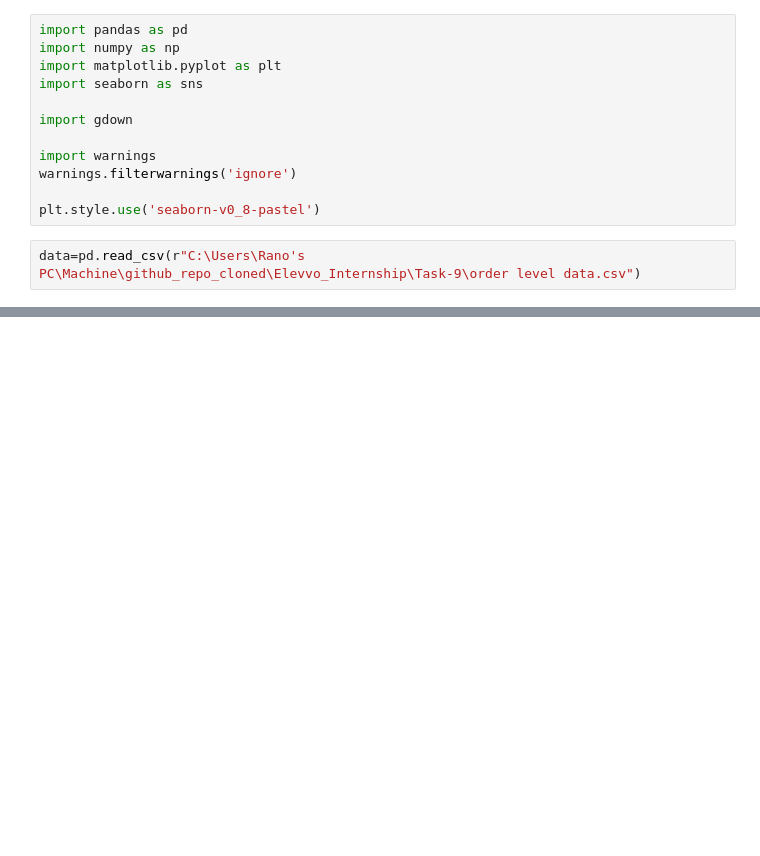
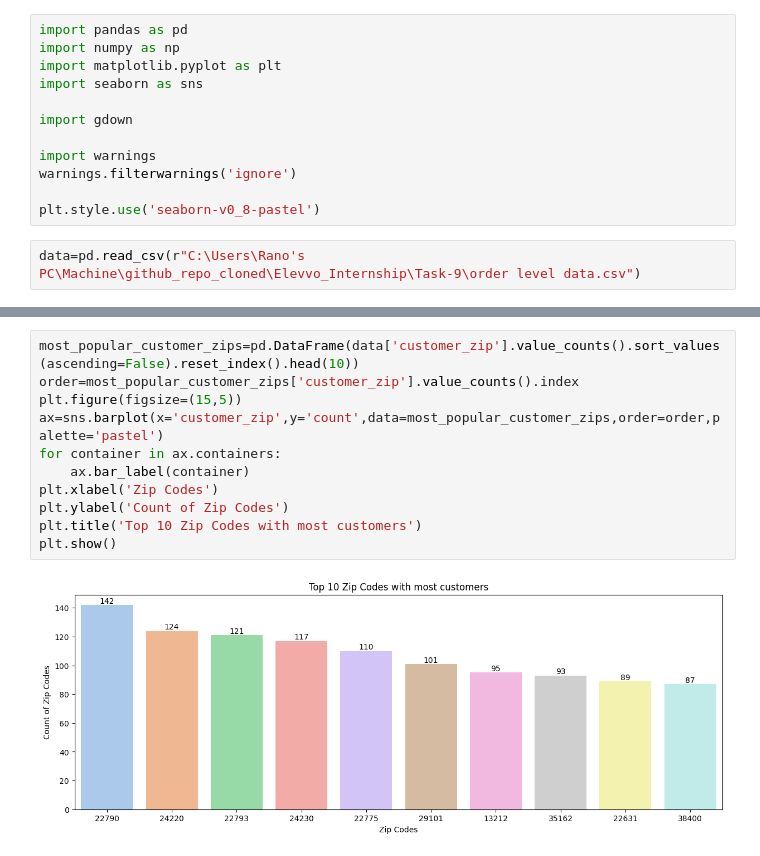
Before and after one commit to IamRaNo/Elevvo_Internship, a Jupyter notebook: Task-9/sales_data_analysis.ipynb, the cells around one changed output, grey strips where cells are left out. Drawn from its saved outputs; the diff is of its cells as text; blank space fills up the shorter version.

```diff
--- a/Task-9/sales_data_analysis.ipynb
+++ b/Task-9/sales_data_analysis.ipynb
@@ -27,0 +372,13 @@ data.head()
+# %%
+most_popular_customer_zips=pd.DataFrame(data['customer_zip'].value_counts().sort_values(ascending=False).reset_index().head(10))
+order=most_popular_customer_zips['customer_zip'].value_counts().index
+plt.figure(figsize=(15,5))
+ax=sns.barplot(x='customer_zip',y='count',data=most_popular_customer_zips,order=order,palette='pastel')
+for container in ax.containers:
+    ax.bar_label(container)
+plt.xlabel('Zip Codes')
+plt.ylabel('Count of Zip Codes')
+plt.title('Top 10 Zip Codes with most customers')
+plt.show()
+# %% [output]
+[figure, added]
```
Also changed, not shown: parts of 136 cells of this notebook, 2 other files.
